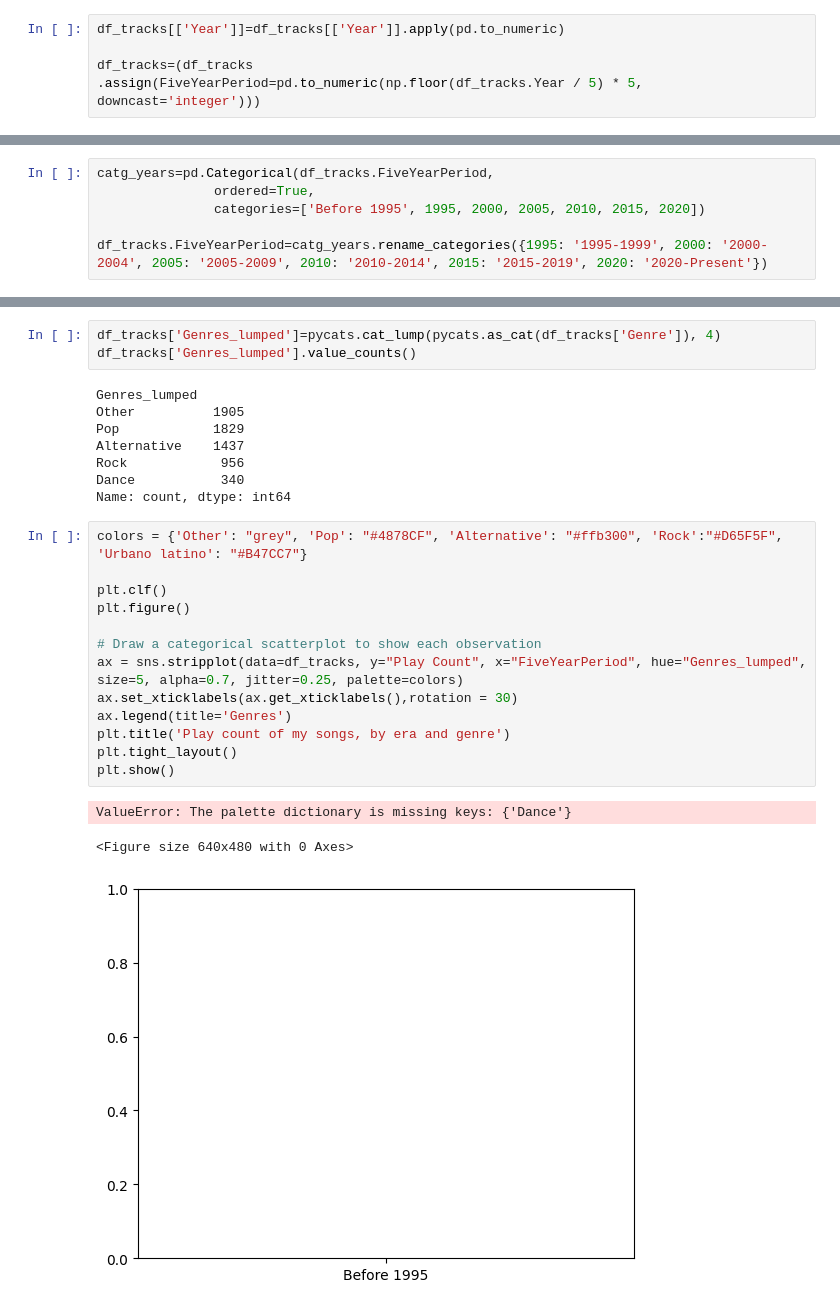
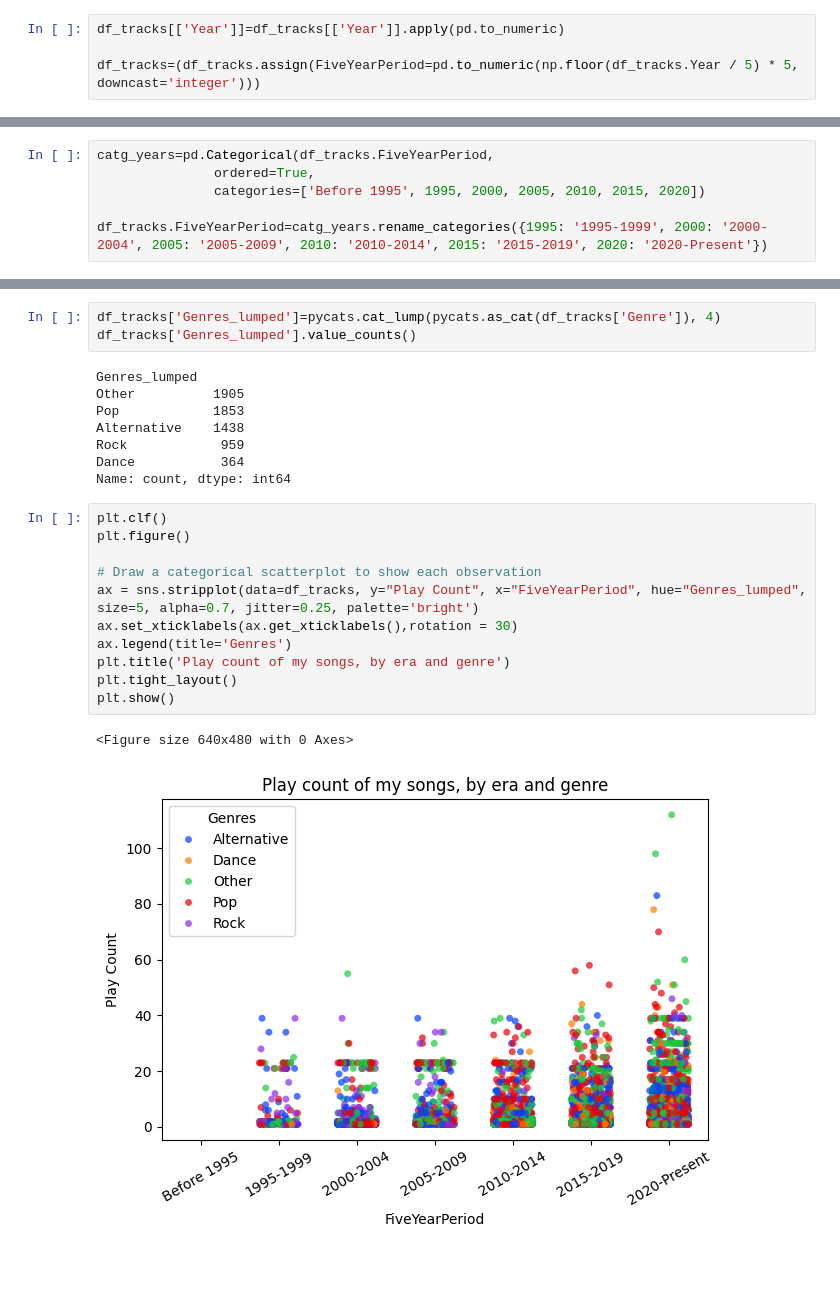
Before and after one commit to vedantwalia/MyMusicVisualisationProject, a Jupyter notebook: MusicAnalysis.ipynb, the cells around one changed output, grey strips where cells are left out. Drawn from its saved outputs; the diff is of its cells as text; blank space fills up the shorter version.

```diff
--- a/MusicAnalysis.ipynb
+++ b/MusicAnalysis.ipynb
@@ -409,8 +397,7 @@ plt.show()
 # %%
 df_tracks[['Year']]=df_tracks[['Year']].apply(pd.to_numeric)
 
-df_tracks=(df_tracks
-.assign(FiveYearPeriod=pd.to_numeric(np.floor(df_tracks.Year / 5) * 5, downcast='integer')))
+df_tracks=(df_tracks.assign(FiveYearPeriod=pd.to_numeric(np.floor(df_tracks.Year / 5) * 5, downcast='integer')))
 # %%
 df_tracks.groupby("FiveYearPeriod").size()
 # %% [output]
@@ -526,25 +489,22 @@ df_tracks['Genres_lumped'].value_counts()
 # %% [output]
 Genres_lumped
 Other          1905
-Pop            1829
-Alternative    1437
-Rock            956
-Dance           340
+Pop            1853
+Alternative    1438
+Rock            959
+Dance           364
 Name: count, dtype: int64
 # %%
-colors = {'Other': "grey", 'Pop': "#4878CF", 'Alternative': "#ffb300", 'Rock':"#D65F5F", 'Urbano latino': "#B47CC7"}
-
 plt.clf()
 plt.figure()
 
 # Draw a categorical scatterplot to show each observation
-ax = sns.stripplot(data=df_tracks, y="Play Count", x="FiveYearPeriod", hue="Genres_lumped", size=5, alpha=0.7, jitter=0.25, palette=colors)
+ax = sns.stripplot(data=df_tracks, y="Play Count", x="FiveYearPeriod", hue="Genres_lumped", size=5, alpha=0.7, jitter=0.25, palette='bright')
 ax.set_xticklabels(ax.get_xticklabels(),rotation = 30)
 ax.legend(title='Genres')
 plt.title('Play count of my songs, by era and genre')
 plt.tight_layout()
 plt.show()
 # %% [output]
-ValueError: The palette dictionary is missing keys: {'Dance'}
+<Figure size 640x480 with 0 Axes>
-<Figure size 640x480 with 0 Axes>
-[figure, old version]
+[figure, new version]
```
Also changed, not shown: parts of 21 cells of this notebook.
